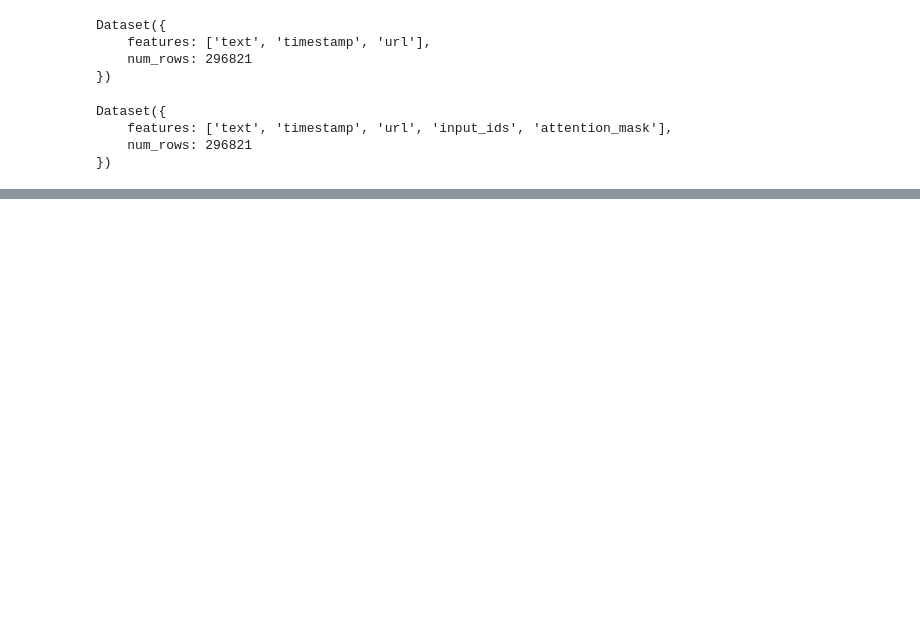
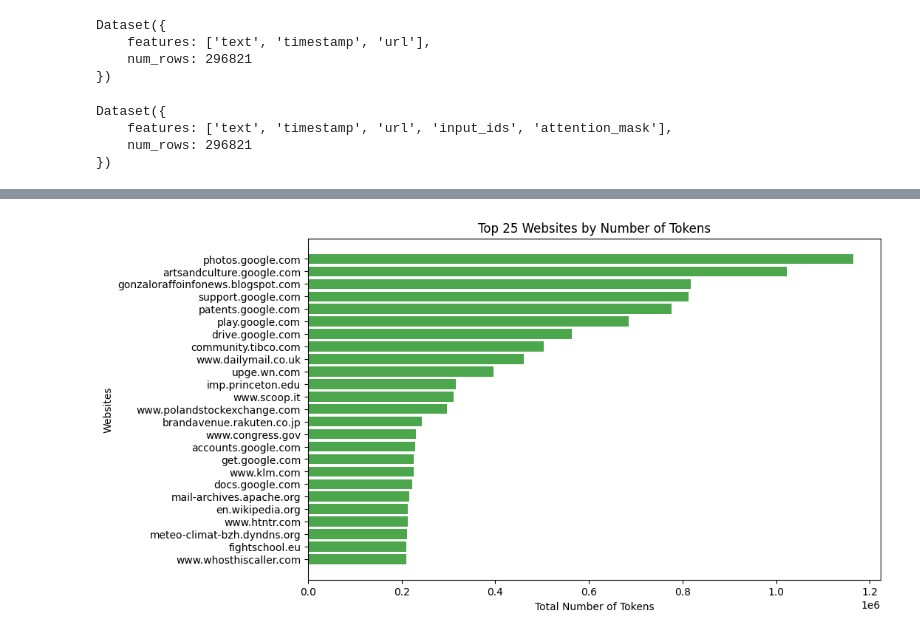
Before and after one commit to meghrajeev/llm_hw3, a Jupyter notebook: 11667_HW3.ipynb, the cells around one changed output, grey strips where cells are left out. Saved outputs shown, nothing was run; the diff lists cells and outputs as text; code cells hidden in the pictures; blank space fills up the shorter version.

```diff
--- a/11667_HW3.ipynb
+++ b/11667_HW3.ipynb
@@ -107,0 +178,10 @@ tokenizer = tokenizer = BertTokenizer.from_pretrained("nlpaueb/legal-bert-base-u
+# %%
+plt.figure(figsize=(10, 6))
+plt.barh(list(top_25_websites_by_tokens.keys()), top_25_websites_by_tokens.values(), color='green', alpha=0.7)
+plt.xlabel('Total Number of Tokens')
+plt.ylabel('Websites')
+plt.title('Top 25 Websites by Number of Tokens')
+plt.gca().invert_yaxis()
+plt.show()
+# %% [output]
+[figure, added]
```
Also changed, not shown: parts of 13 cells of this notebook, 6 other files.
